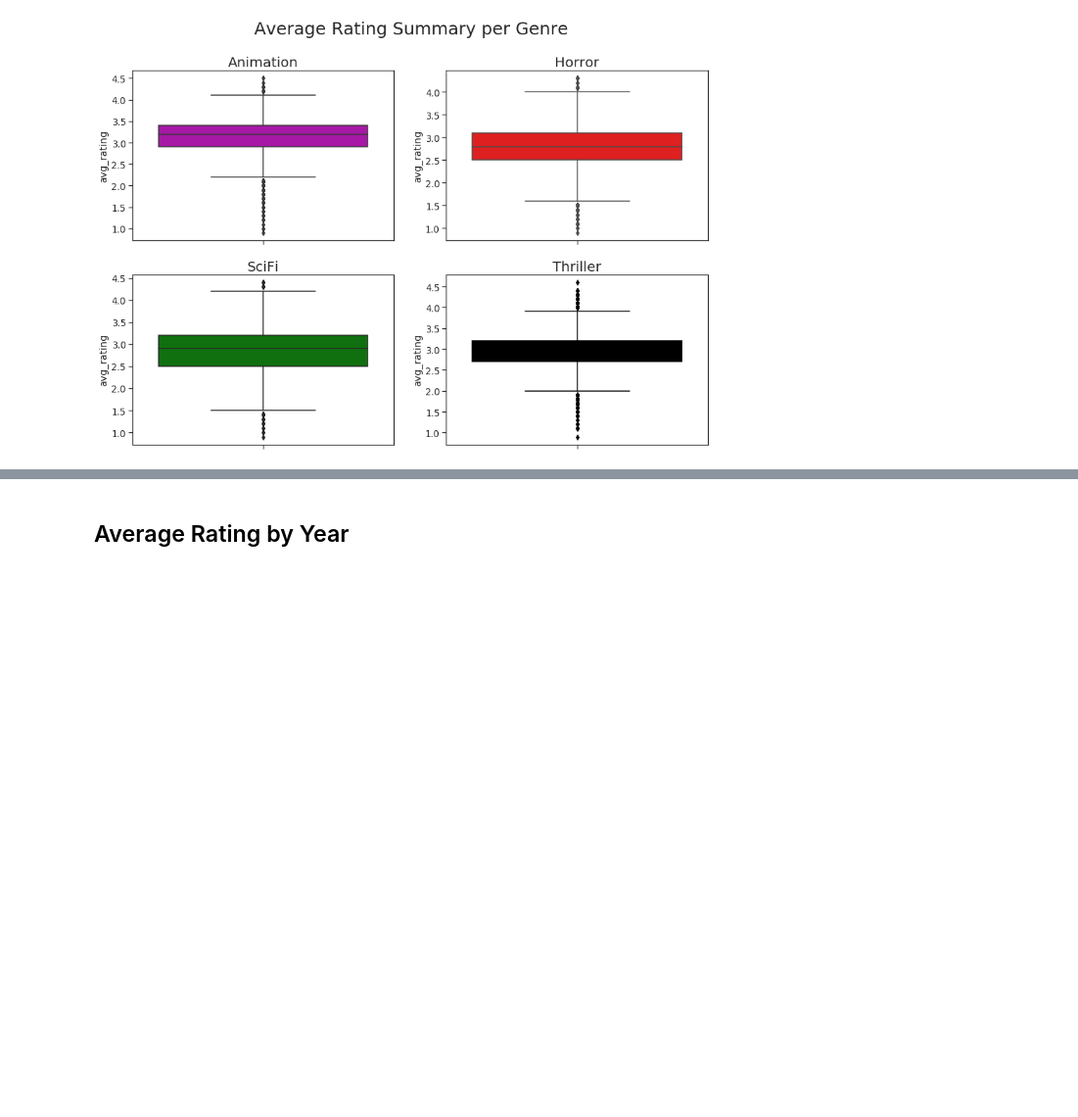
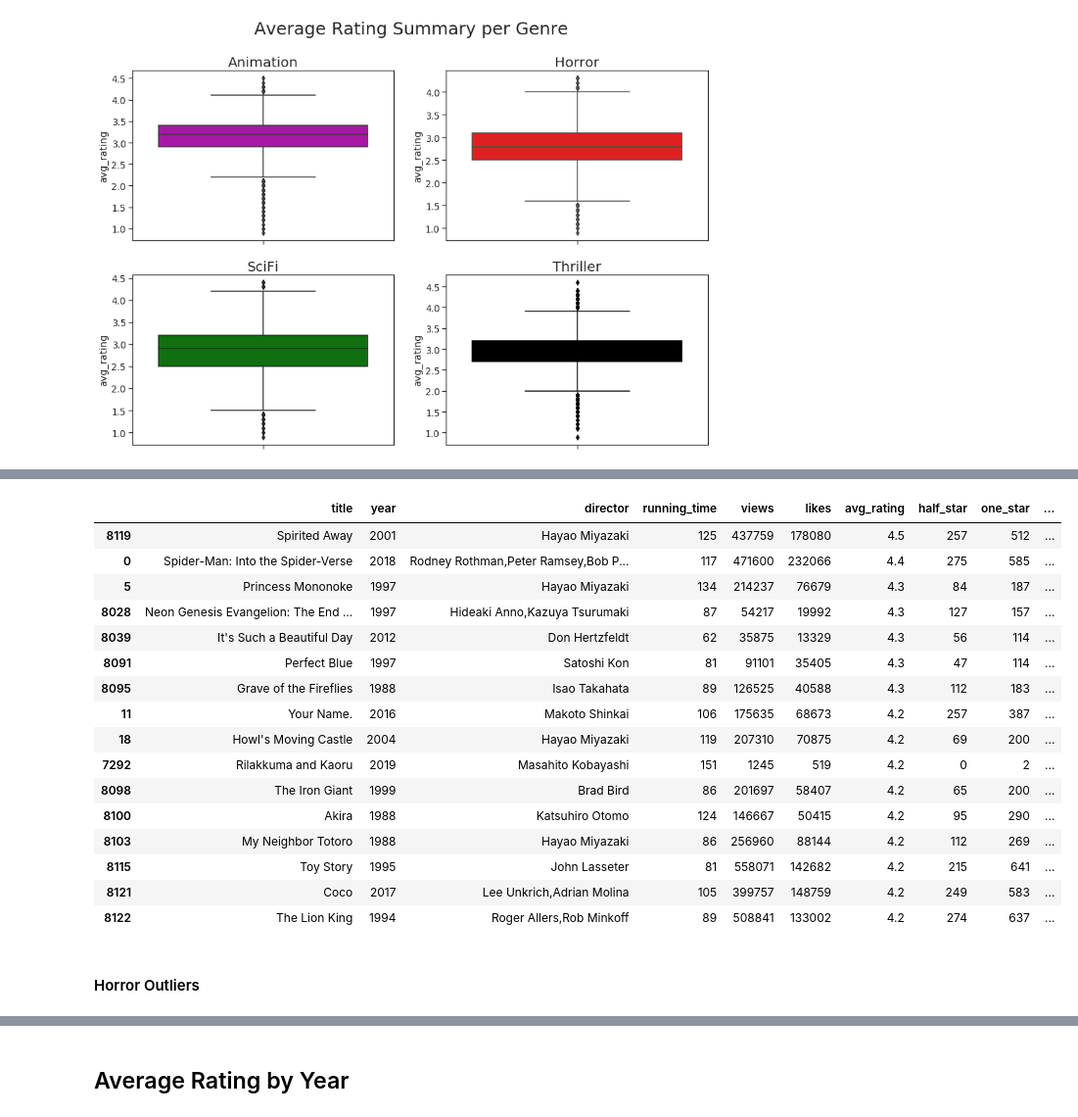
Before and after one commit to andresdha/Letterboxd_Data, a Jupyter notebook: Letterboxd Data Analysis.ipynb, the cells around one changed output, grey strips where cells are left out. Shown at 98% size. Drawn from its saved outputs; the diff is of its cells as text; code cells hidden in the pictures; blank space fills up the shorter version.

```diff
--- a/Letterboxd Data Analysis.ipynb
+++ b/Letterboxd Data Analysis.ipynb
@@ -330,0 +333,18 @@ plt.show()
+# %%
+def outlier_fences(df, col):
+    """Calculates the fence values to determine Outliers
+
+    df: is a dataframe
+    col: is the column header
+
+    returns: List with upper and lower fence values"""
+
+    q1 = df[col].quantile(0.25)
+    q3 = df[col].quantile(0.75)
+
+    iqr = q3 - q1
+
+    lower = q1 - 1.5*iqr
+    upper = q3 + 1.5*iqr
+
+    return [lower, upper]
@@ -330,0 +353,2 @@ plt.show()
+# %%
+anim_fences = outlier_fences(animation, 'avg_rating')
@@ -330,0 +365,23 @@ plt.show()
+# %%
+best_rated_anim = animation[animation.avg_rating > anim_fences[1]]
+best_rated_anim.sort_values('avg_rating').sort_values('avg_rating', ascending=False)
+# %% [output]
+|  | title | year | director | running_time | views | likes | avg_rating | half_star | one_star | ... |
+| 8119 | Spirited Away | 2001 | Hayao Miyazaki | 125 | 437759 | 178080 | 4.5 | 257 | 512 | ... |
+| 0 | Spider-Man: Into the Spider-Verse | 2018 | Rodney Rothman,Peter Ramsey,Bob P... | 117 | 471600 | 232066 | 4.4 | 275 | 585 | ... |
+| 5 | Princess Mononoke | 1997 | Hayao Miyazaki | 134 | 214237 | 76679 | 4.3 | 84 | 187 | ... |
+| 8028 | Neon Genesis Evangelion: The End ... | 1997 | Hideaki Anno,Kazuya Tsurumaki | 87 | 54217 | 19992 | 4.3 | 127 | 157 | ... |
+| 8039 | It's Such a Beautiful Day | 2012 | Don Hertzfeldt | 62 | 35875 | 13329 | 4.3 | 56 | 114 | ... |
+| 8091 | Perfect Blue | 1997 | Satoshi Kon | 81 | 91101 | 35405 | 4.3 | 47 | 114 | ... |
+| 8095 | Grave of the Fireflies | 1988 | Isao Takahata | 89 | 126525 | 40588 | 4.3 | 112 | 183 | ... |
+| 11 | Your Name. | 2016 | Makoto Shinkai | 106 | 175635 | 68673 | 4.2 | 257 | 387 | ... |
+| 18 | Howl's Moving Castle | 2004 | Hayao Miyazaki | 119 | 207310 | 70875 | 4.2 | 69 | 200 | ... |
+| 7292 | Rilakkuma and Kaoru | 2019 | Masahito Kobayashi | 151 | 1245 | 519 | 4.2 | 0 | 2 | ... |
+| 8098 | The Iron Giant | 1999 | Brad Bird | 86 | 201697 | 58407 | 4.2 | 65 | 200 | ... |
+| 8100 | Akira | 1988 | Katsuhiro Otomo | 124 | 146667 | 50415 | 4.2 | 95 | 290 | ... |
+| 8103 | My Neighbor Totoro | 1988 | Hayao Miyazaki | 86 | 256960 | 88144 | 4.2 | 112 | 269 | ... |
+| 8115 | Toy Story | 1995 | John Lasseter | 81 | 558071 | 142682 | 4.2 | 215 | 641 | ... |
+| 8121 | Coco | 2017 | Lee Unkrich,Adrian Molina | 105 | 399757 | 148759 | 4.2 | 249 | 583 | ... |
+| 8122 | The Lion King | 1994 | Roger Allers,Rob Minkoff | 89 | 508841 | 133002 | 4.2 | 274 | 637 | ... |
+# %% [markdown]
+#### Horror Outliers
```
Also changed, not shown: parts of 25 cells of this notebook, 2 other files.
